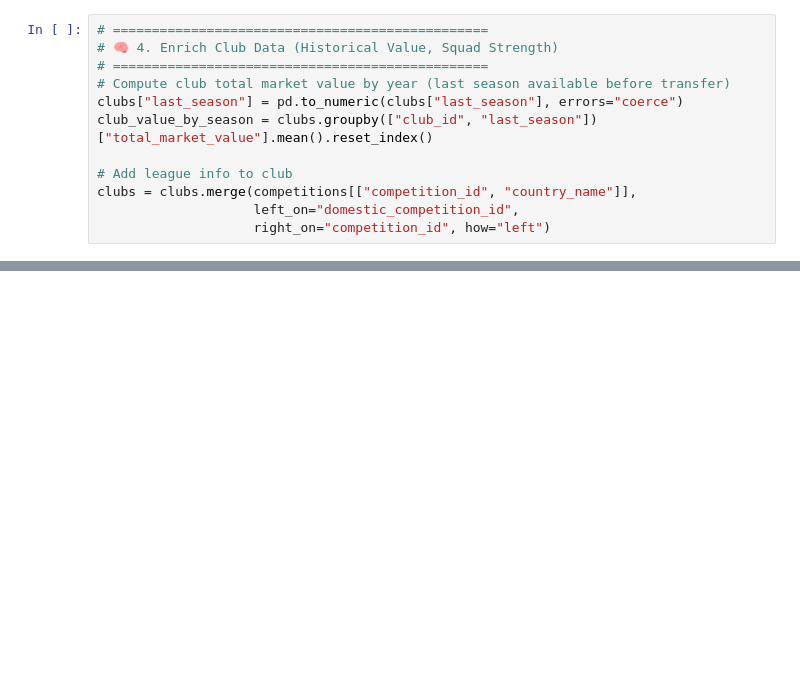
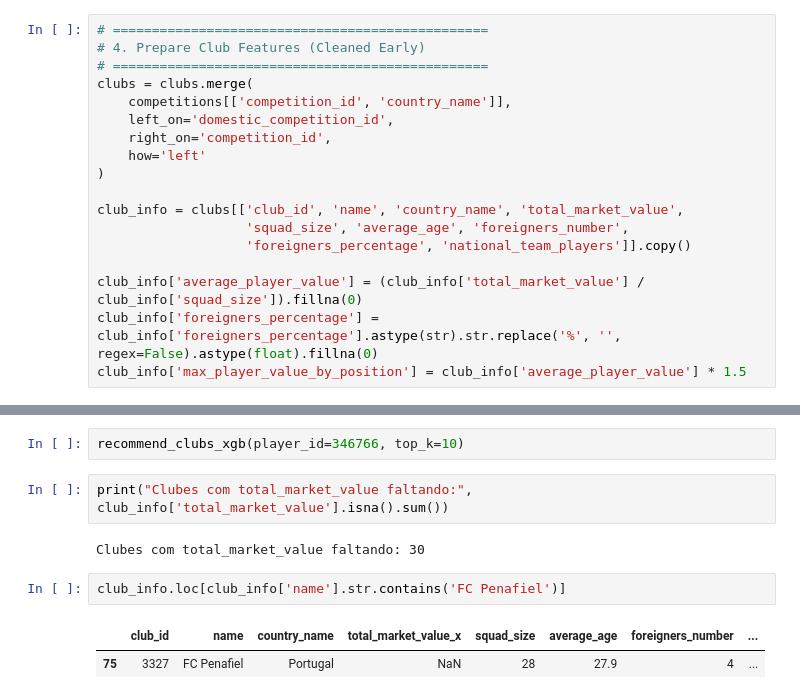
Before and after one commit to Lucas-Lipani/data-science-project, a Jupyter notebook: models/prediction_model_nb.ipynb, the cells around one changed output, grey strips where cells are left out. Drawn from its saved outputs; the diff is of its cells as text; blank space fills up the shorter version.

```diff
--- a/models/prediction_model_nb.ipynb
+++ b/models/prediction_model_nb.ipynb
@@ -44,14 +57,20 @@ transfers["ref_date"] = transfers["transfer_date"] - pd.DateOffset(months=1)
 # %%
 # ================================================
-# 🧠 4. Enrich Club Data (Historical Value, Squad Strength)
+# 4. Prepare Club Features (Cleaned Early)
 # ================================================
-# Compute club total market value by year (last season available before transfer)
-clubs["last_season"] = pd.to_numeric(clubs["last_season"], errors="coerce")
-club_value_by_season = clubs.groupby(["club_id", "last_season"])["total_market_value"].mean().reset_index()
+clubs = clubs.merge(
+    competitions[['competition_id', 'country_name']],
+    left_on='domestic_competition_id',
+    right_on='competition_id',
+    how='left'
+)
 
-# Add league info to club
-clubs = clubs.merge(competitions[["competition_id", "country_name"]],
-                    left_on="domestic_competition_id",
-                    right_on="competition_id", how="left")
+club_info = clubs[['club_id', 'name', 'country_name', 'total_market_value',
+                   'squad_size', 'average_age', 'foreigners_number',
+                   'foreigners_percentage', 'national_team_players']].copy()
+
+club_info['average_player_value'] = (club_info['total_market_value'] / club_info['squad_size']).fillna(0)
+club_info['foreigners_percentage'] = club_info['foreigners_percentage'].astype(str).str.replace('%', '', regex=False).astype(float).fillna(0)
+club_info['max_player_value_by_position'] = club_info['average_player_value'] * 1.5
 # %%
 # ================================================
@@ -201,0 +352,11 @@ print("\nEBM model and label encoder saved successfully.")
+# %%
+recommend_clubs_xgb(player_id=346766, top_k=10)
+# %%
+print("Clubes com total_market_value faltando:", club_info['total_market_value'].isna().sum())
+# %% [output]
+Clubes com total_market_value faltando: 30
+# %%
+club_info.loc[club_info['name'].str.contains('FC Penafiel')]
+# %% [output]
+|  | club_id | name | country_name | total_market_value_x | squad_size | average_age | foreigners_number | ... |
+| 75 | 3327 | FC Penafiel | Portugal | NaN | 28 | 27.9 | 4 | ... |
```
Also changed, not shown: parts of 9 cells of this notebook, 3 other files.
